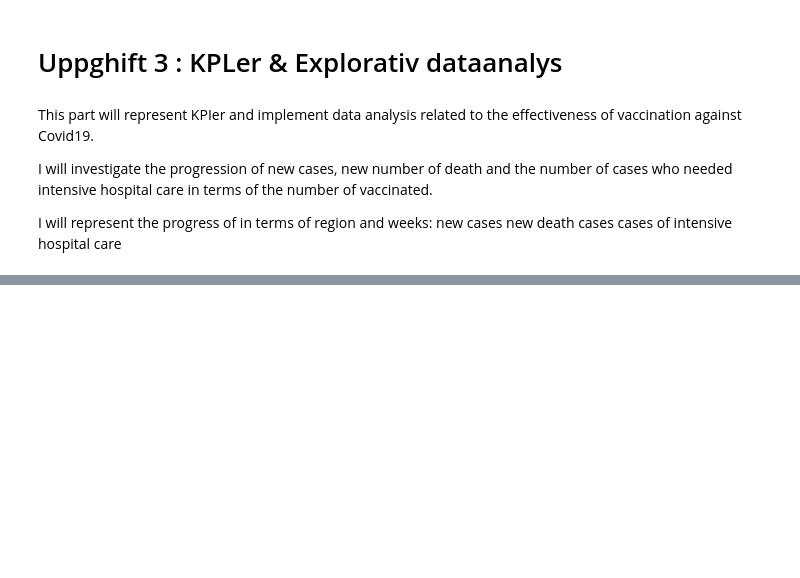
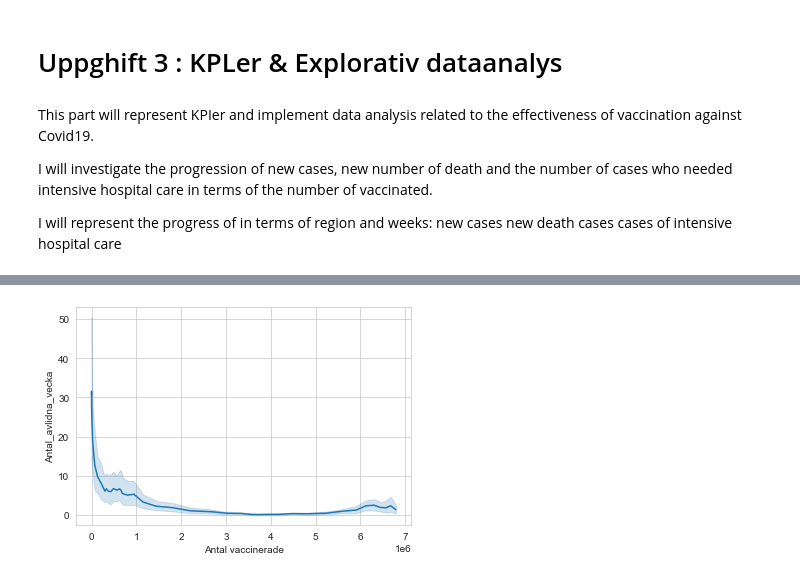
Before and after one commit to AmalDerbali/Databehandling_AmalDerbali, a Jupyter notebook: Lab/Covid_labb.ipynb, the cells around one changed output, grey strips where cells are left out. Cells and saved outputs as stored; diff of their text form; code cells hidden in the pictures; blank space fills up the shorter version.

```diff
--- a/Lab/Covid_labb.ipynb
+++ b/Lab/Covid_labb.ipynb
@@ -373,0 +500,4 @@ covid_region
+# %%
+fig2 = sns.lineplot(data=covid_vaccin, x="Antal vaccinerade", y="Antal_avlidna_vecka")
+# %% [output]
+[figure, added]
```
Also changed, not shown: parts of 12 cells of this notebook, 7 other files.
